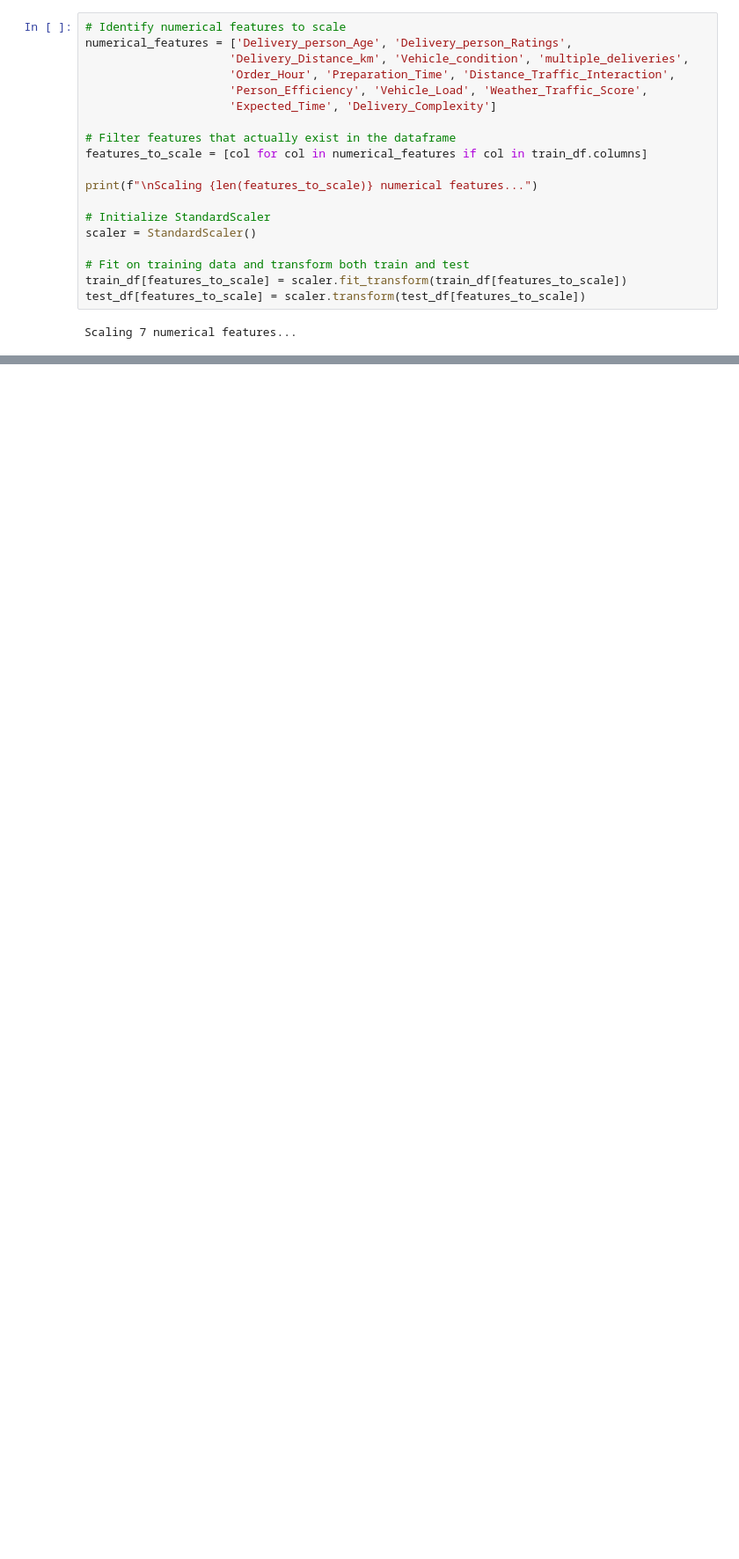
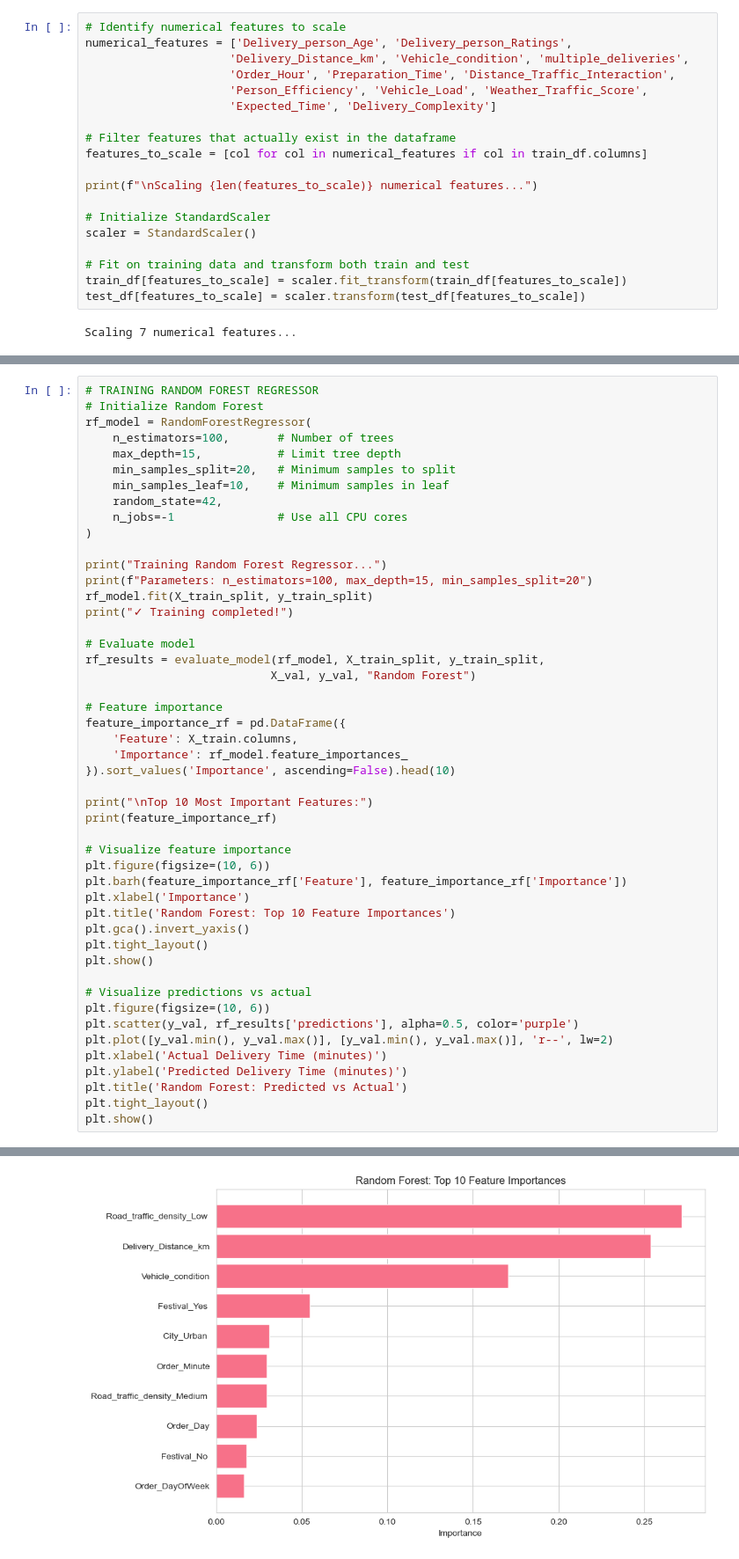
Before and after one commit to Alpha-machine96/Delivery_time_prediction, a Jupyter notebook: delivery_time_prediction.ipynb, the cells around one changed output, grey strips where cells are left out. Shown at 88% size. Cells and saved outputs as stored; diff of their text form; blank space fills up the shorter version.

```diff
--- a/delivery_time_prediction.ipynb
+++ b/delivery_time_prediction.ipynb
@@ -502,0 +807,49 @@ Feature list:
+# %%
+# TRAINING RANDOM FOREST REGRESSOR
+# Initialize Random Forest
+rf_model = RandomForestRegressor(
+    n_estimators=100,       # Number of trees
+    max_depth=15,           # Limit tree depth
+    min_samples_split=20,   # Minimum samples to split
+    min_samples_leaf=10,    # Minimum samples in leaf
+    random_state=42,
+    n_jobs=-1               # Use all CPU cores
+)
+
+print("Training Random Forest Regressor...")
+print(f"Parameters: n_estimators=100, max_depth=15, min_samples_split=20")
+rf_model.fit(X_train_split, y_train_split)
+print("✓ Training completed!")
+
+# Evaluate model
+rf_results = evaluate_model(rf_model, X_train_split, y_train_split,
+                           X_val, y_val, "Random Forest")
+
+# Feature importance
+feature_importance_rf = pd.DataFrame({
+    'Feature': X_train.columns,
+    'Importance': rf_model.feature_importances_
+}).sort_values('Importance', ascending=False).head(10)
+
+print("\nTop 10 Most Important Features:")
+print(feature_importance_rf)
+
+# Visualize feature importance
+plt.figure(figsize=(10, 6))
+plt.barh(feature_importance_rf['Feature'], feature_importance_rf['Importance'])
+plt.xlabel('Importance')
+plt.title('Random Forest: Top 10 Feature Importances')
+plt.gca().invert_yaxis()
+plt.tight_layout()
+plt.show()
+
+# Visualize predictions vs actual
+plt.figure(figsize=(10, 6))
+plt.scatter(y_val, rf_results['predictions'], alpha=0.5, color='purple')
+plt.plot([y_val.min(), y_val.max()], [y_val.min(), y_val.max()], 'r--', lw=2)
+plt.xlabel('Actual Delivery Time (minutes)')
+plt.ylabel('Predicted Delivery Time (minutes)')
+plt.title('Random Forest: Predicted vs Actual')
+plt.tight_layout()
+plt.show()
+# %% [output]
@@ -502,0 +873 @@ Feature list:
+[figure, added]
```
Also changed, not shown: parts of 9 cells of this notebook.
